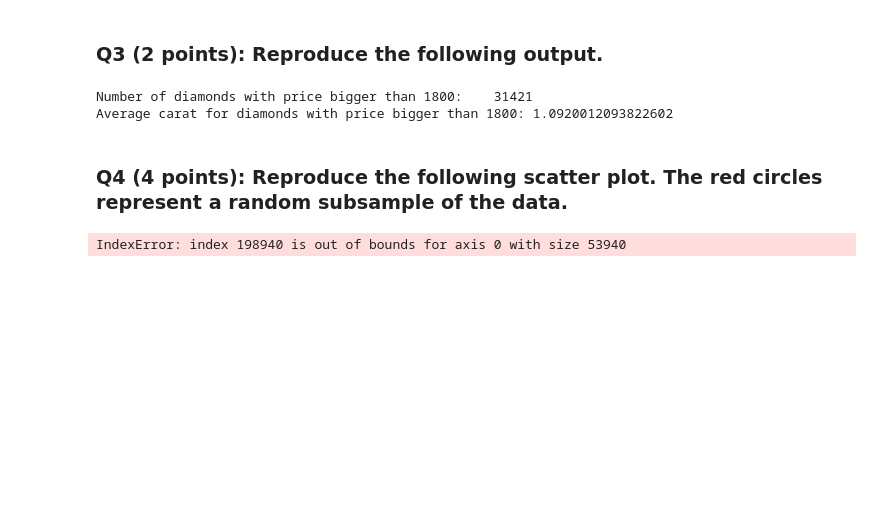
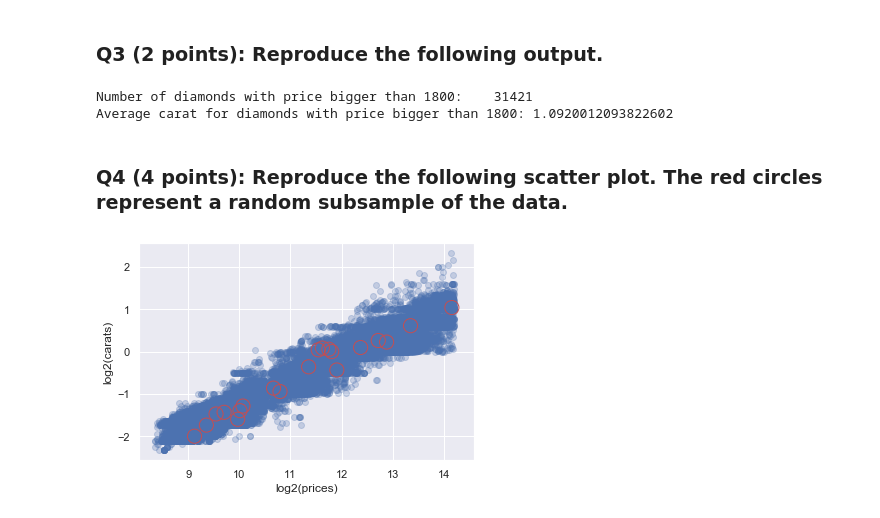
Before and after one commit to nguyenkm13/STAT-2600, a Jupyter notebook: numpy/Assignment7_Sol.ipynb, the cells around one changed output. Drawn from its saved outputs; the diff is of its cells as text; code cells hidden in the pictures; blank space fills up the shorter version.

```diff
--- a/numpy/Assignment7_Sol.ipynb
+++ b/numpy/Assignment7_Sol.ipynb
@@ -82,16 +82,16 @@ Average carat for diamonds with price bigger than 1800: 1.0920012093822602
 # %%
 logCarat = np.log2(carats)
 logPrices = np.log2(prices)
 
-indices = np.random.choice(diamonds.size, 20, replace=False)
+indices = np.random.choice(prices.size, 20, replace=False)
 selectionX = logPrices[indices]
 selectionY = logCarat[indices]
 
 plot = plt.scatter(logPrices, logCarat, alpha = 1/4)
 plot = plt.xlabel("log2(prices)")
 plot = plt.ylabel("log2(carats)")
 
 plt.scatter(selectionX, selectionY,
             facecolor='none', s=200, edgecolors='r');
 # %% [output]
-IndexError: index 198940 is out of bounds for axis 0 with size 53940
+[figure, added]
```
